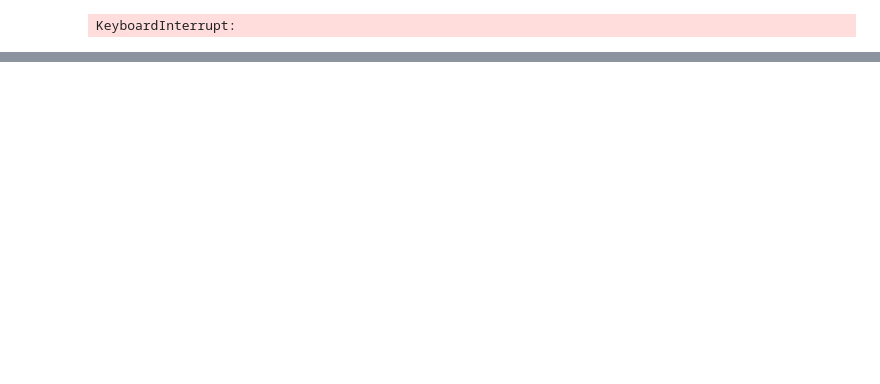
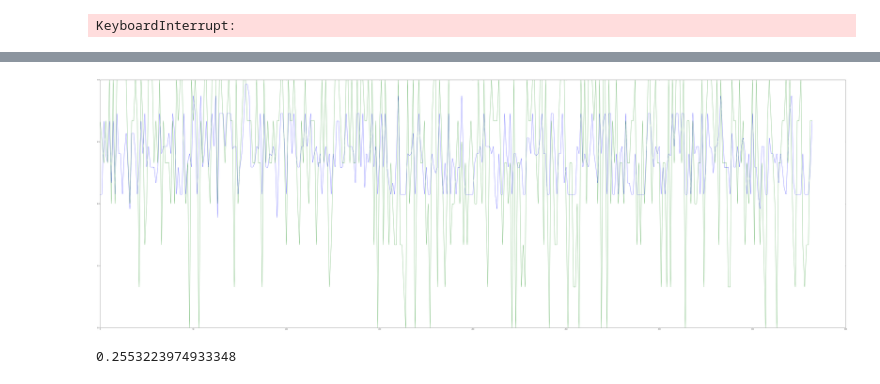
Before and after one commit to cwang25/Home_Depot_Challenge, a Jupyter notebook: Approach 1.ipynb, the cells around one changed output, grey strips where cells are left out. Saved outputs shown, nothing was run; the diff lists cells and outputs as text; code cells hidden in the pictures; blank space fills up the shorter version.

```diff
--- a/Approach 1.ipynb
+++ b/Approach 1.ipynb
@@ -214,0 +419,14 @@ KeyboardInterrupt:
+# %%
+nl_X_train = nl_X[:1500]
+nl_Y_train = nl_Y[:1500]
+
+nl_X_test = nl_X[1500:]
+nl_Y_test = nl_Y[1500:]
+# %%
+from sklearn import datasets, linear_model
+import matplotlib.pyplot as plt
+from sklearn.tree import DecisionTreeRegressor
+regr = DecisionTreeRegressor(max_depth=20)
+# %%
+regr.fit(nl_X_train, nl_Y_train)
+#print('Coefficients: \n', regr.coef_)
@@ -214,0 +438,2 @@ KeyboardInterrupt:
+# %%
+a = (regr.predict(nl_X_test))
@@ -214,0 +460,14 @@ KeyboardInterrupt:
+# %%
+%matplotlib inline
+plt.figure(figsize=(90,30))
+plt.plot(a)
+plt.plot(nl_Y_test.relevance.values)
+
+plt.show()
+# %% [output]
+[figure, added]
+# %%
+from sklearn.metrics import mean_squared_error
+mean_squared_error(a,nl_Y_test.relevance.values)
+# %% [output]
+0.2553223974933348
```
Also changed, not shown: parts of 36 cells of this notebook, 25 other files.
